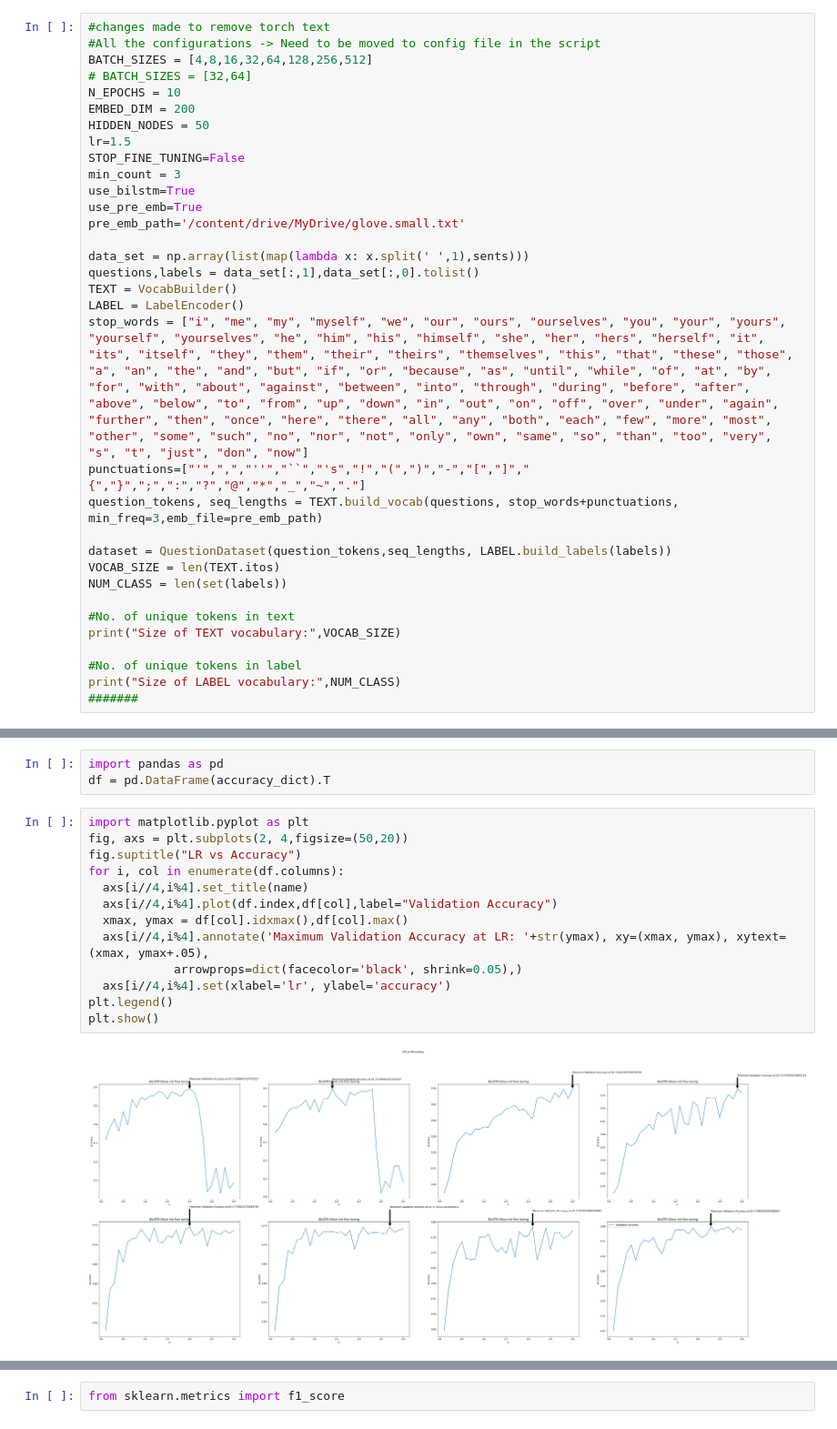
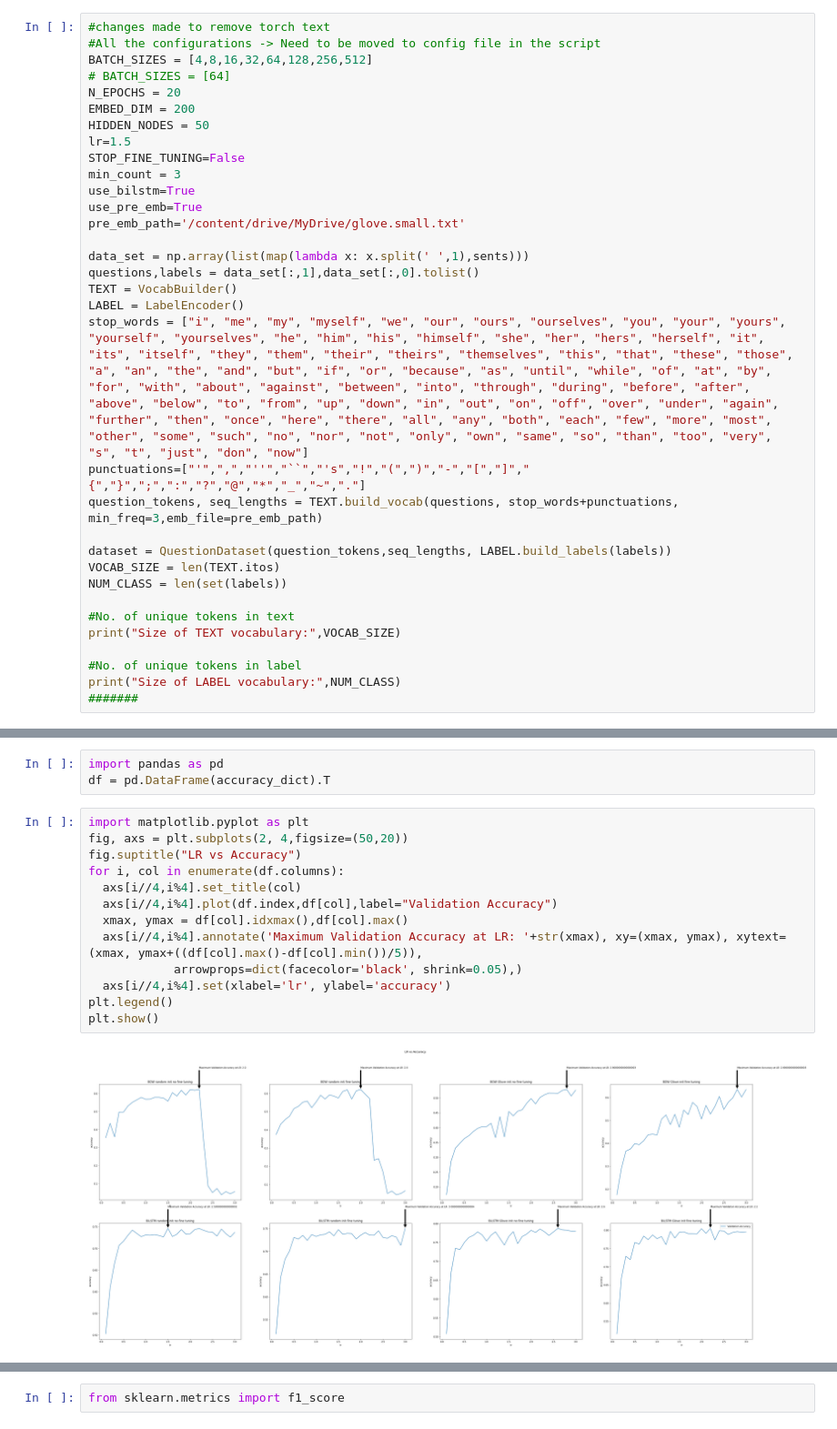
Before and after one commit to Articunoshome/question-classification, a Jupyter notebook: question_classification.ipynb, the cells around one changed output, grey strips where cells are left out. Shown at 91% size. Saved outputs shown, nothing was run; the diff lists cells and outputs as text.

```diff
--- a/question_classification.ipynb
+++ b/question_classification.ipynb
@@ -447,8 +447,8 @@ Drive already mounted at /content/drive; to attempt to forcibly remount, call dr
 #changes made to remove torch text
 #All the configurations -> Need to be moved to config file in the script
 BATCH_SIZES = [4,8,16,32,64,128,256,512]
-# BATCH_SIZES = [32,64]
-N_EPOCHS = 10
+# BATCH_SIZES = [64]
+N_EPOCHS = 20
 EMBED_DIM = 200
 HIDDEN_NODES = 50
 lr=1.5
@@ -671,15 +671,15 @@ df = pd.DataFrame(accuracy_dict).T
 # %%
 import matplotlib.pyplot as plt
 fig, axs = plt.subplots(2, 4,figsize=(50,20))
 fig.suptitle("LR vs Accuracy")
 for i, col in enumerate(df.columns):
-  axs[i//4,i%4].set_title(name)
+  axs[i//4,i%4].set_title(col)
   axs[i//4,i%4].plot(df.index,df[col],label="Validation Accuracy")
   xmax, ymax = df[col].idxmax(),df[col].max()
-  axs[i//4,i%4].annotate('Maximum Validation Accuracy at LR: '+str(ymax), xy=(xmax, ymax), xytext=(xmax, ymax+.05),
+  axs[i//4,i%4].annotate('Maximum Validation Accuracy at LR: '+str(xmax), xy=(xmax, ymax), xytext=(xmax, ymax+((df[col].max()-df[col].min())/5)),
             arrowprops=dict(facecolor='black', shrink=0.05),)
   axs[i//4,i%4].set(xlabel='lr', ylabel='accuracy')
 plt.legend()
 plt.show()
 # %% [output]
-[figure, old version]
+[figure, new version]
```
Also changed, not shown: parts of 13 cells of this notebook.
